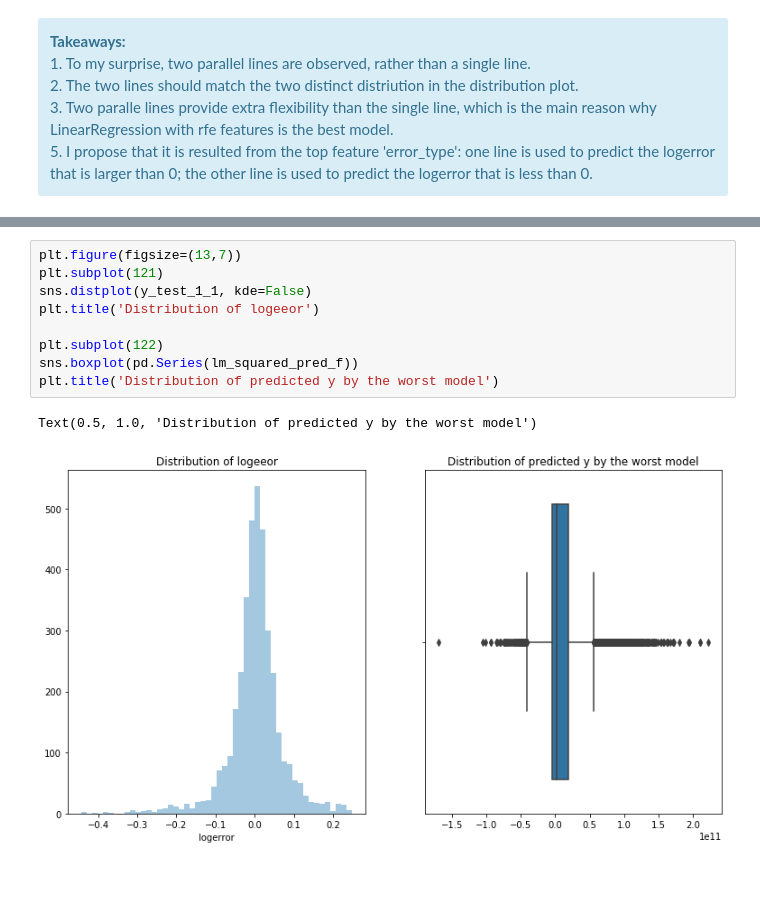
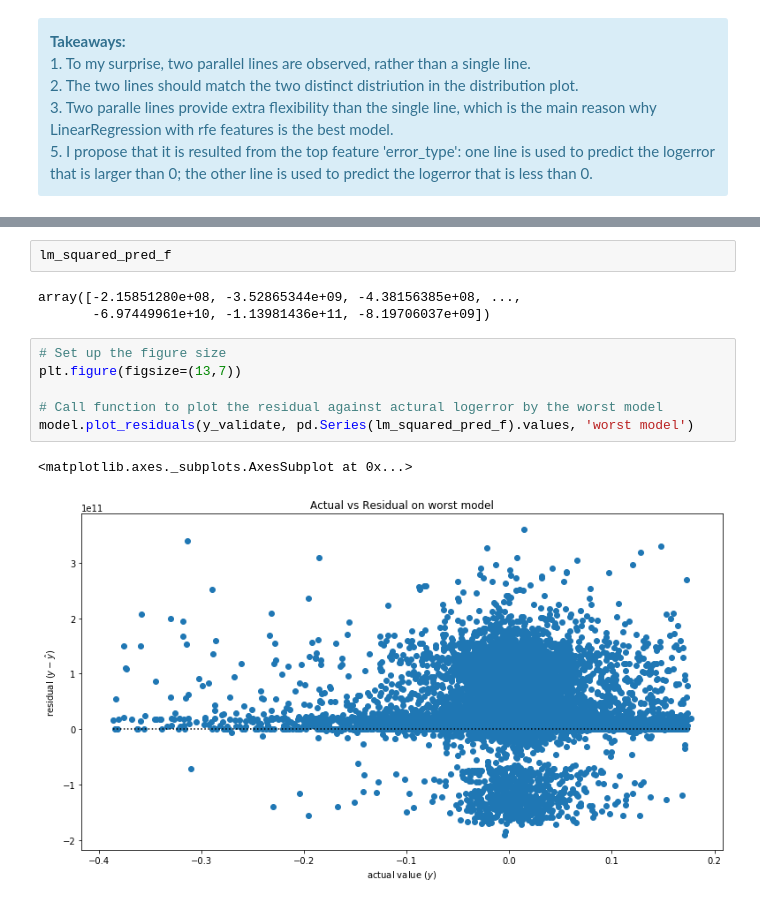
Before and after one commit to Yongliang-Shi/Exploring-Drivers-of-the-Error-in-Zestimate, a Jupyter notebook: clustering_project_zillow_walkthrough.ipynb, the cells around one changed output, grey strips where cells are left out. Drawn from its saved outputs; the diff is of its cells as text; blank space fills up the shorter version.

```diff
--- a/clustering_project_zillow_walkthrough.ipynb
+++ b/clustering_project_zillow_walkthrough.ipynb
@@ -1086,12 +1118,14 @@ Text(0.5, 1.0, 'Distribution of predicted y by the worst model')
-# %%
-plt.figure(figsize=(13,7))
-plt.subplot(121)
-sns.distplot(y_test_1_1, kde=False)
-plt.title('Distribution of logeeor')
-
-plt.subplot(122)
-sns.boxplot(pd.Series(lm_squared_pred_f))
-plt.title('Distribution of predicted y by the worst model')
-# %% [output]
-Text(0.5, 1.0, 'Distribution of predicted y by the worst model')
-[figure, removed]
+# %%
+lm_squared_pred_f
+# %% [output]
+array([-2.15851280e+08, -3.52865344e+09, -4.38156385e+08, ...,
+       -6.97449961e+10, -1.13981436e+11, -8.19706037e+09])
+# %%
+# Set up the figure size
+plt.figure(figsize=(13,7))
+
+# Call function to plot the residual against actural logerror by the worst model
+model.plot_residuals(y_validate, pd.Series(lm_squared_pred_f).values, 'worst model')
+# %% [output]
+<matplotlib.axes._subplots.AxesSubplot at 0x...>
+[figure, added]
```
Also changed, not shown: parts of 12 cells of this notebook.
